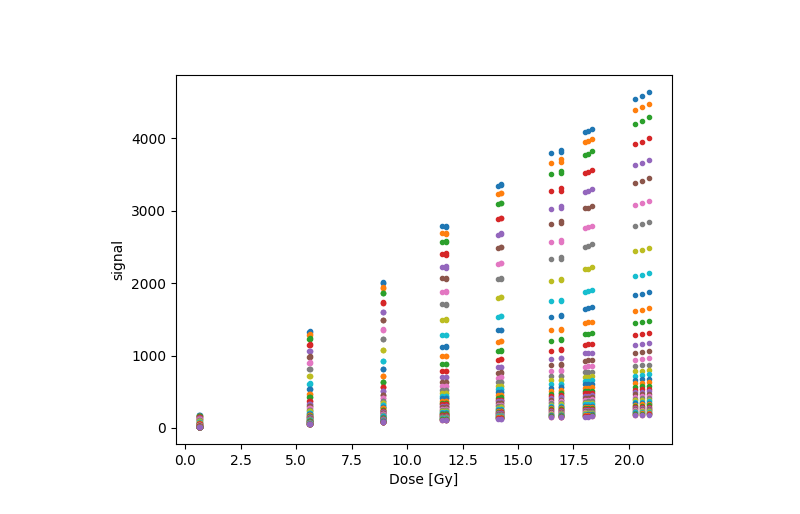
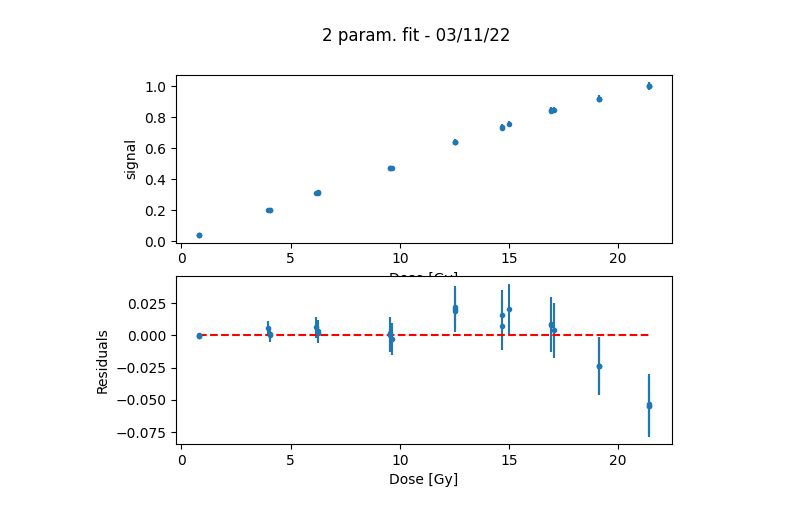
Before and after one commit to eleravera/FLASH-Scintillators, a Jupyter notebook: saturation_sistematic.ipynb, the cells around one changed output. Drawn from its saved outputs; the diff is of its cells as text; code cells hidden in the pictures.

```diff
--- a/saturation_sistematic.ipynb
+++ b/saturation_sistematic.ipynb
@@ -83,6 +71,6 @@ array([['20221102_Flash/2022_11_04_flash_1mm/sat/f11/e9MeV_07Gy_1p_4us_1.TIF',
 # %%
-#cenX, cenY= 273, 237 #per le misure del 3
-cenX, cenY= 254, 230 #per le misure del 4
-x, y = np.ogrid [:len(dark[0]) , :len(dark[1])]
+#Check the centering of the ROI
+imArray=images_library.openImage(saturationFiles[0][0])
+x, y = np.ogrid [:len(imArray) , :len(imArray)]
 images_library.plotImage(images_library.applySquareROI(imArray, cenX, cenY, r=15))
 # %% [output]
@@ -144,31 +144,69 @@ def fitLine(x, y, dy):
 # %%
-#Scan for different ROI dimensions
+"""
+    Scan to find the signal (mean and standard deviation) in the ROI for different ROI dimensions:
+    - first decide the ROI dimension (radius)
+    - fill the dictionary with the mean and st deviation of the signal
+    - create an array with signal, signal error and dose
+"""
 dataForDifferentROIs = []
 rROI = []
-for r in range(5, 50):
+for r in range(10, 11):
     ROI=images_library.defineROI(x, y, cenX, cenY, r)
     signalGyDict = findSignal(saturationFiles, dark, ROI, signalGyDict, repetition=3)
-    dataROI=covertDictToArray(signalGyDict)
+    dataROI = covertDictToArray(signalGyDict)
     dataForDifferentROIs.append(dataROI)
     rROI.append(r)
 # %%
+#Make a fit of the line, normalising to the biggest value
+normalizationPointIndex = -1
+maxIndexForFit = -1
 
 fitParam=[]
-fig, ax = plt.subplots(1,1)
-ax.set_xlabel("Dose [Gy]")
-ax.set_ylabel("signal")
+chi2Norm = []
+significaty = []
+
+fig, (ax1, ax2) = plt.subplots(2,1)
+ax1.set_xlabel("Dose [Gy]")
+ax1.set_ylabel("signal")
+ax2.set_xlabel("Dose [Gy]")
+ax2.set_ylabel("Residuals")
+fig.suptitle("2 param. fit - " +title)
 
 
+#for maxIndexForFit in [-1, -2, -3, -4, -5, -6, -7, -8, -9, -10, -11, -12, -13, -14, -15]:
 for r in range(0, len(rROI)):
+    #r=0
     x = dataForDifferentROIs[r][0]
     y = dataForDifferentROIs[r][1]
     dy = dataForDifferentROIs[r][2]
-    ax.errorbar(x, y,yerr=dy, fmt='.')
-    dy = np.sqrt((dy/y[-1])**2 + (y/y[-1] * dy[-1]/y[-1])**2)
-    y = y/y[-1]
-    opt, optErr = fitLine(x, y, dy)
+    normalizationValue=y[normalizationPointIndex]
+    y = y/normalizationValue
+    dy = dy/normalizationValue
+    opt, optErr = fitLine(x[:maxIndexForFit], y[:maxIndexForFit], dy[:maxIndexForFit])
     fitParam.append(opt)
 
+    residuals=y-line(x,*opt)
+    chi2 = np.sum((residuals[:maxIndexForFit])**2 / dy[:maxIndexForFit]**2)
+    ndof = len(x[:maxIndexForFit])-1
+    chi2Norm.append(chi2/ndof)
+    significaty.append(residuals[-1]/dy[-1])
+
+    ax1.errorbar(x, y, yerr=dy, fmt='.')
+    ax2.errorbar(x, residuals, yerr=dy, fmt='.')
+
+
+ax2.plot(np.linspace(x.min(), x.max(), 1000), line(np.linspace(x.min(), x.max(), 1000), 0, 0), '--r')
 
 fitParam=np.array(fitParam)
+chi2Norm = np.array(chi2Norm)
+significaty = np.array(significaty)
+np.set_printoptions(precision=4)
+print(chi2Norm, significaty)
+
+
+print('\n\n')
+print(x, y, dy, residuals)
+data = np.transpose([x, y, dy, residuals])
+fmt = "%.4f, %.4f, %.4f, %.4f"
+np.savetxt("saturation_R10_3novembre.txt", data, fmt = fmt)
 # %% [output]
@@ -175 +228 @@ fitParam=np.array(fitParam)
-[figure, old version]
+[figure, new version]
```
Also changed, not shown: parts of 14 cells of this notebook, 8 other files.
